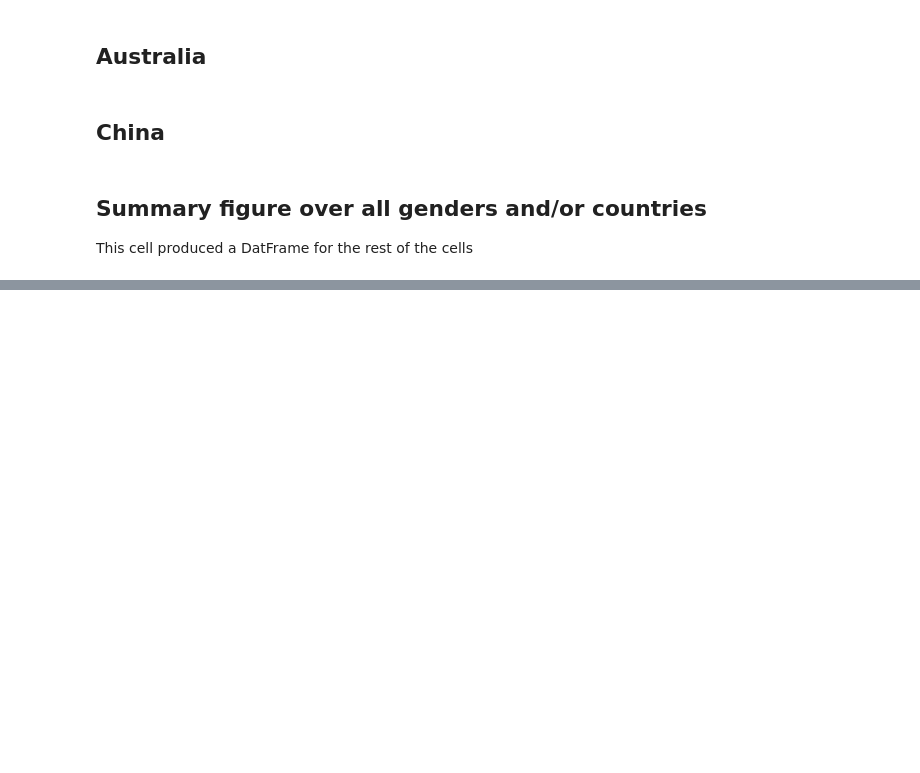
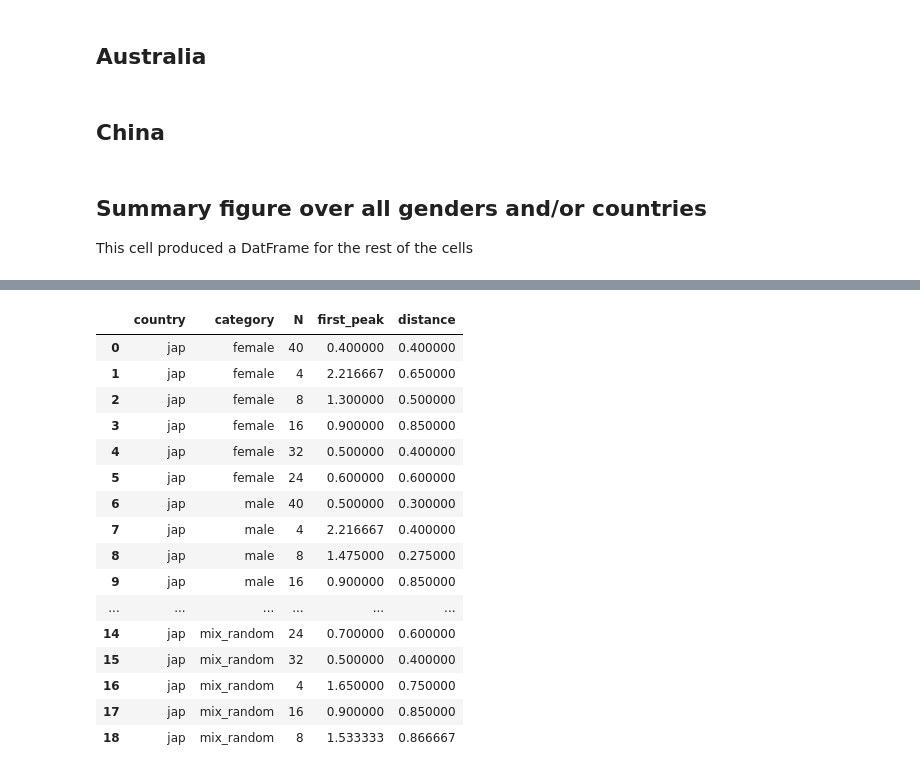
Before and after one commit to PedestrianDynamics/gender-experiments, a Jupyter notebook: notebooks/pair_distance_linear.ipynb, the cells around one changed output, grey strips where cells are left out. Saved outputs shown, nothing was run; the diff lists cells and outputs as text; code cells hidden in the pictures; blank space fills up the shorter version.

```diff
--- a/notebooks/pair_distance_linear.ipynb
+++ b/notebooks/pair_distance_linear.ipynb
@@ -932,0 +924,78 @@ category/pdf/first_peak_vs_distance_female_low.pdf
+# %%
+local_countries = ["jap"]  # ['ger', 'aus', 'jap', 'pal', 'chn']:
+local_categories = ["female", "male", "mix_random"]
+
+
+def calculate_pdf(df, min_hight_peaks=1, randomisation_stacking=5):
+    radius_bins, pair_distribution = compute_pair_distibution_function_new(
+        traj_data=df, radius_bin_size=0.1, randomisation_stacking=randomisation_stacking
+    )
+    peaks, _ = find_peaks(pair_distribution, height=min_hight_peaks)
+    r_peaks = radius_bins[peaks]
+    peak_distances = np.diff(r_peaks)
+    return r_peaks[0], peak_distances[0]
+
+
+def load_and_process_runs2(country, category):
+    files = glob.glob(f"../data/{country}/{category}*.csv")
+    results = {}
+
+    for path in files:
+        N = path.split("/")[-1].split(f"{category}_")[1].split("_")[0]
+        # print(f"{path=}, {N=}")
+        df = load_file(path).data
+        first_peak, distance = calculate_pdf(df)
+        # print(f"{first_peak=:.2f}, {distance=:.2f}")
+        # Initialize or accumulate results for the same N
+        if N not in results:
+            results[N] = {"first_peak": [], "distance": []}
+
+        results[N]["first_peak"].append(first_peak)
+        results[N]["distance"].append(distance)
+
+    # Create final DataFrame by averaging the results for the same N
+    final_results = []
+    for N, values in results.items():
+        avg_first_peak = np.mean(values["first_peak"])
+        avg_distance = np.mean(values["distance"])
+        final_results.append(
+            {
+                "country": country,
+                "category": category,
+                "N": int(N),
+                "first_peak": avg_first_peak,
+                "distance": avg_distance,
+            }
+        )
+
+    return pd.DataFrame(final_results)
+
+
+# Colleact data for all categories.
+all_results = []
+for country in local_countries:
+    for category in local_categories:
+        df_results = load_and_process_runs2(country, category)
+        all_results.append(df_results)
+
+# Combine results into a single DataFrame
+final_results0 = pd.concat(all_results, ignore_index=True)
+final_results0
+# %% [output]
+|  | country | category | N | first_peak | distance |
+| 0 | jap | female | 40 | 0.400000 | 0.400000 |
+| 1 | jap | female | 4 | 2.216667 | 0.650000 |
+| 2 | jap | female | 8 | 1.300000 | 0.500000 |
+| 3 | jap | female | 16 | 0.900000 | 0.850000 |
+| 4 | jap | female | 32 | 0.500000 | 0.400000 |
+| 5 | jap | female | 24 | 0.600000 | 0.600000 |
+| 6 | jap | male | 40 | 0.500000 | 0.300000 |
+| 7 | jap | male | 4 | 2.216667 | 0.400000 |
+| 8 | jap | male | 8 | 1.475000 | 0.275000 |
+| 9 | jap | male | 16 | 0.900000 | 0.850000 |
+| ... | ... | ... | ... | ... | ... |
+| 14 | jap | mix_random | 24 | 0.700000 | 0.600000 |
+| 15 | jap | mix_random | 32 | 0.500000 | 0.400000 |
+| 16 | jap | mix_random | 4 | 1.650000 | 0.750000 |
+| 17 | jap | mix_random | 16 | 0.900000 | 0.850000 |
+| 18 | jap | mix_random | 8 | 1.533333 | 0.866667 |
```
Also changed, not shown: parts of 17 cells of this notebook.
